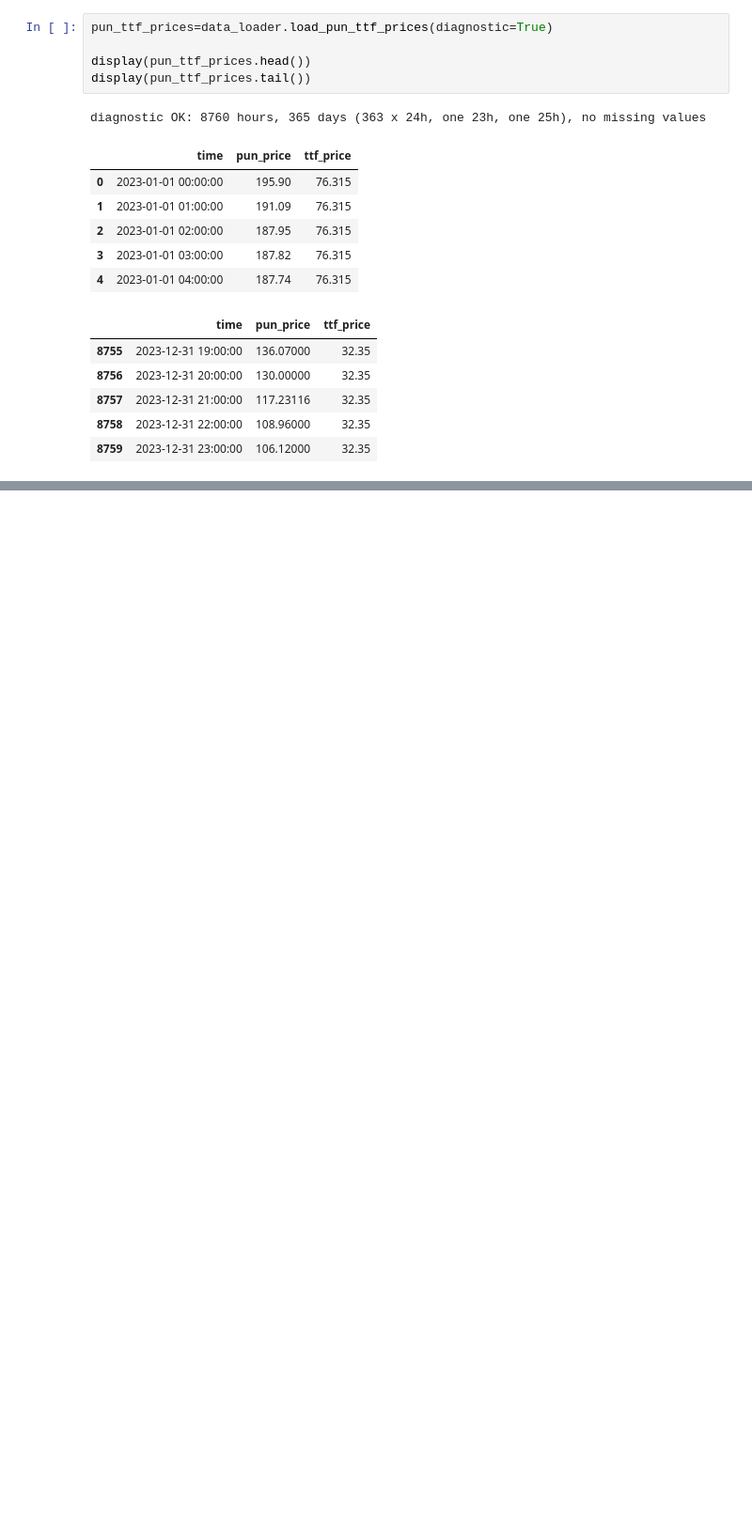
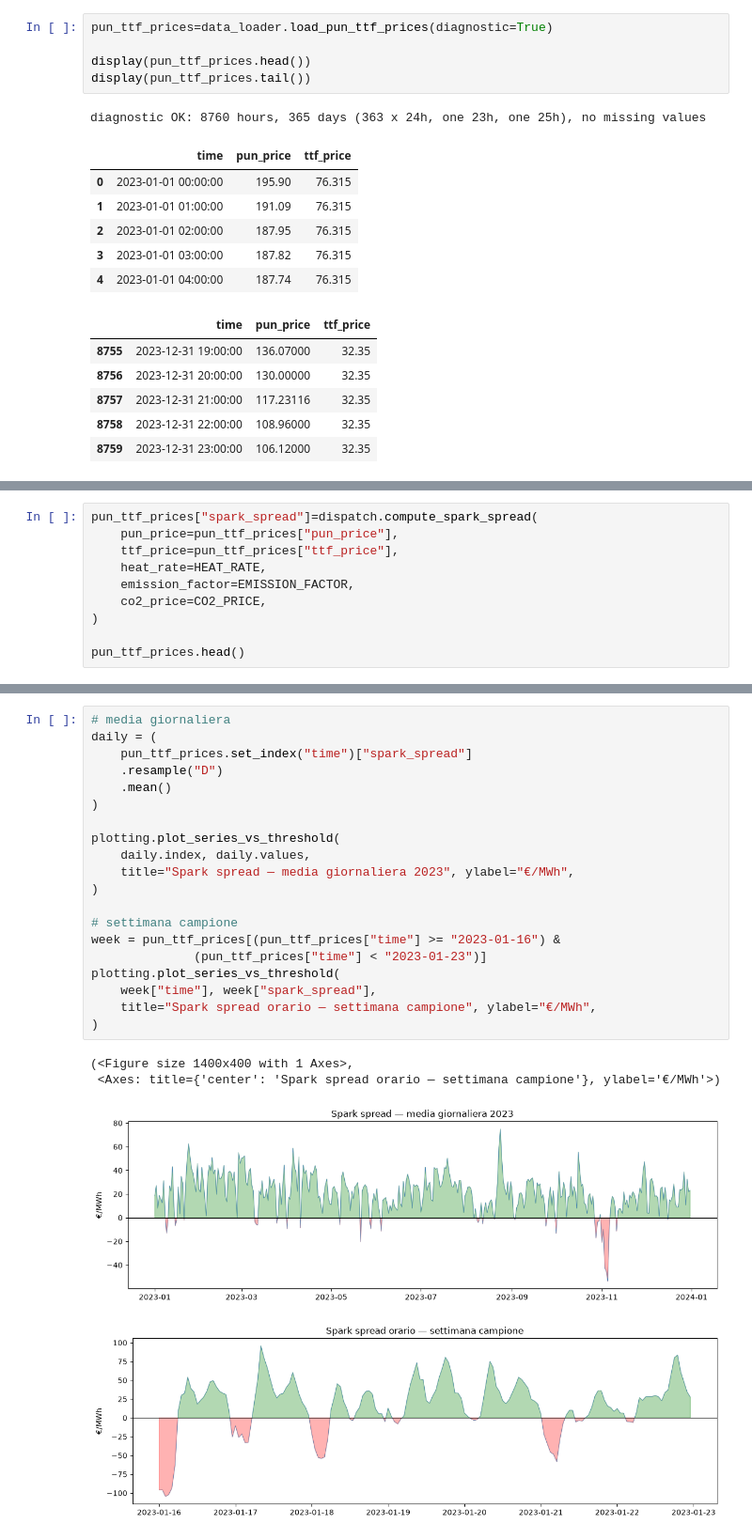
Before and after one commit to Frascus/ccgt-valuation, a Jupyter notebook: analysis.ipynb, the cells around one changed output, grey strips where cells are left out. Shown at 94% size. Drawn from its saved outputs; the diff is of its cells as text; blank space fills up the shorter version.

Commit message:
include spark spread computation and visualization section in analysis notebook

```diff
--- a/analysis.ipynb
+++ b/analysis.ipynb
@@ -39,0 +55,10 @@ diagnostic OK: 8760 hours, 365 days (363 x 24h, one 23h, one 25h), no missing va
+# %%
+pun_ttf_prices["spark_spread"]=dispatch.compute_spark_spread(
+    pun_price=pun_ttf_prices["pun_price"],
+    ttf_price=pun_ttf_prices["ttf_price"],
+    heat_rate=HEAT_RATE,
+    emission_factor=EMISSION_FACTOR,
+    co2_price=CO2_PRICE,
+)
+
+pun_ttf_prices.head()
@@ -39,0 +72,25 @@ diagnostic OK: 8760 hours, 365 days (363 x 24h, one 23h, one 25h), no missing va
+# %%
+# media giornaliera
+daily = (
+    pun_ttf_prices.set_index("time")["spark_spread"]
+    .resample("D")
+    .mean()
+)
+
+plotting.plot_series_vs_threshold(
+    daily.index, daily.values,
+    title="Spark spread — media giornaliera 2023", ylabel="€/MWh",
+)
+
+# settimana campione
+week = pun_ttf_prices[(pun_ttf_prices["time"] >= "2023-01-16") &
+              (pun_ttf_prices["time"] < "2023-01-23")]
+plotting.plot_series_vs_threshold(
+    week["time"], week["spark_spread"],
+    title="Spark spread orario — settimana campione", ylabel="€/MWh",
+)
+# %% [output]
+(<Figure size 1400x400 with 1 Axes>,
+ <Axes: title={'center': 'Spark spread orario — settimana campione'}, ylabel='€/MWh'>)
+[figure, added]
+[figure, added]
```
Also changed, not shown: parts of 4 cells of this notebook.
